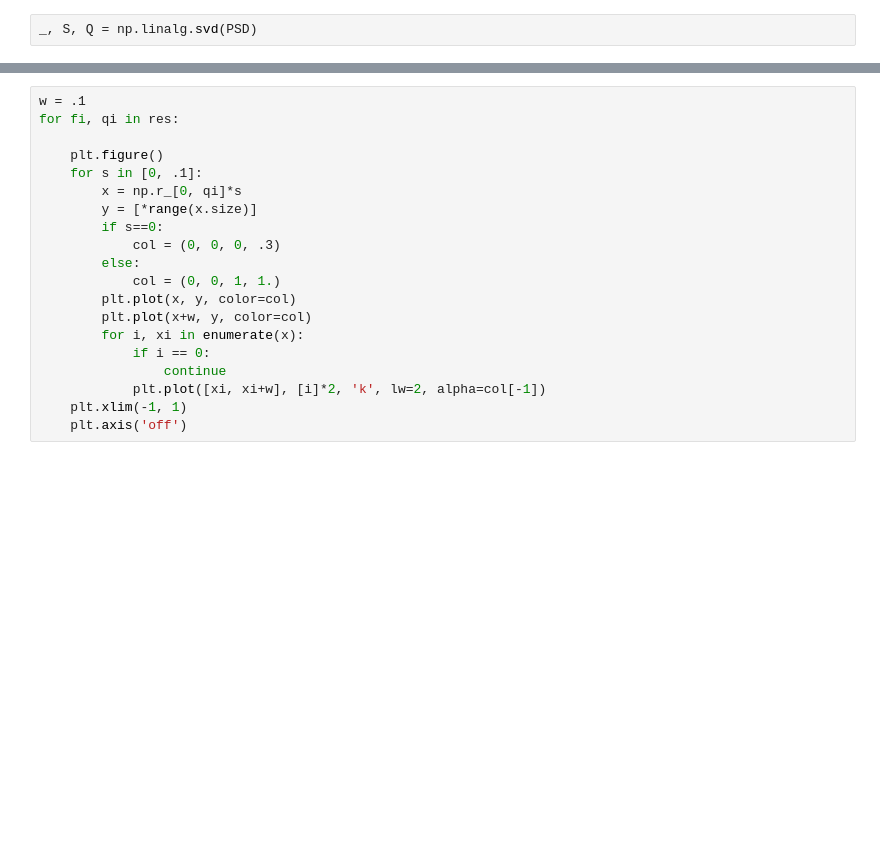
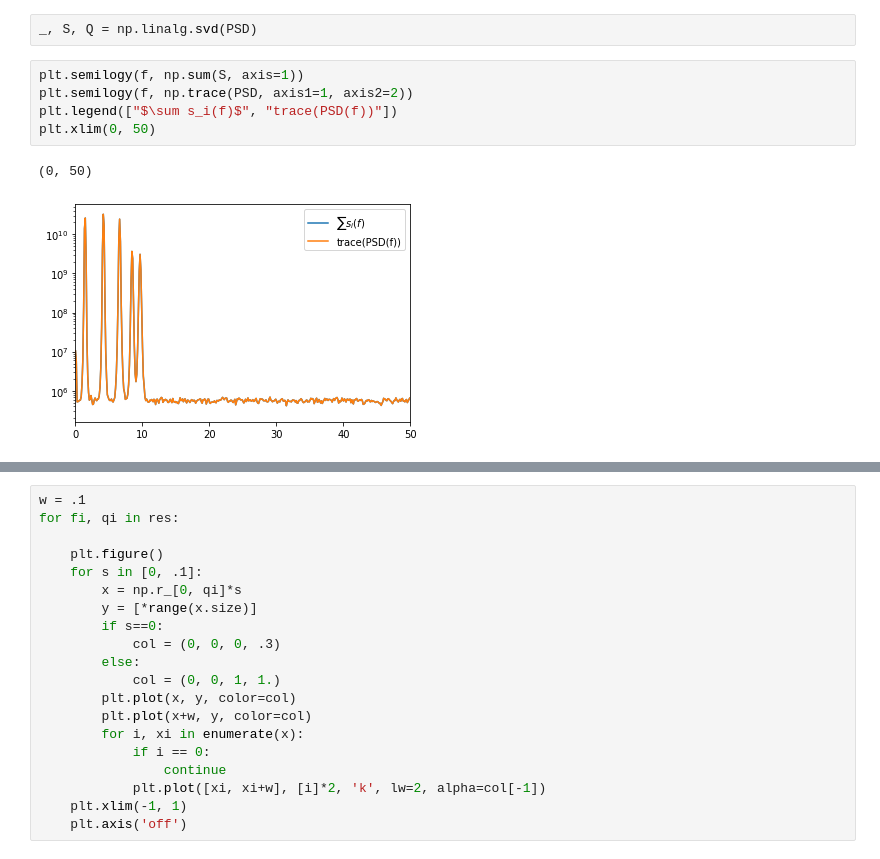
Before and after one commit to Gunnstein/strid, a Jupyter notebook: Frequency domain decomposition.ipynb, the cells around one changed output, grey strips where cells are left out. Cells and saved outputs as stored; diff of their text form; blank space fills up the shorter version.

```diff
--- a/Frequency domain decomposition.ipynb
+++ b/Frequency domain decomposition.ipynb
@@ -67,4 +70,12 @@ f = strid.utils.get_frequency_vector(fs, PSD.shape[0])
 and take the SVD of the PSD matrix
 # %%
 _, S, Q = np.linalg.svd(PSD)
+# %%
+plt.semilogy(f, np.sum(S, axis=1))
+plt.semilogy(f, np.trace(PSD, axis1=1, axis2=2))
+plt.legend(["$\sum s_i(f)$", "trace(PSD(f))"])
+plt.xlim(0, 50)
+# %% [output]
+(0, 50)
+[figure, added]
 # %%
```
Also changed, not shown: parts of 20 cells of this notebook, 4 other files.
